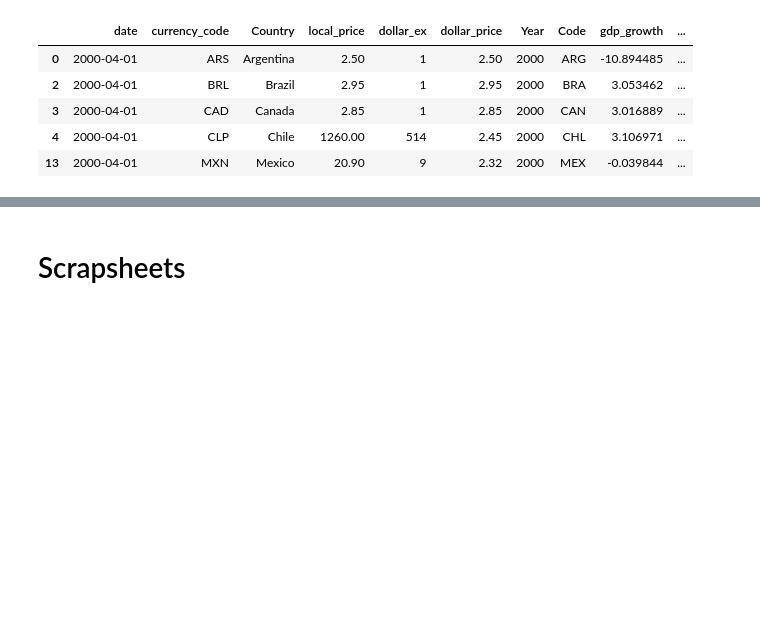
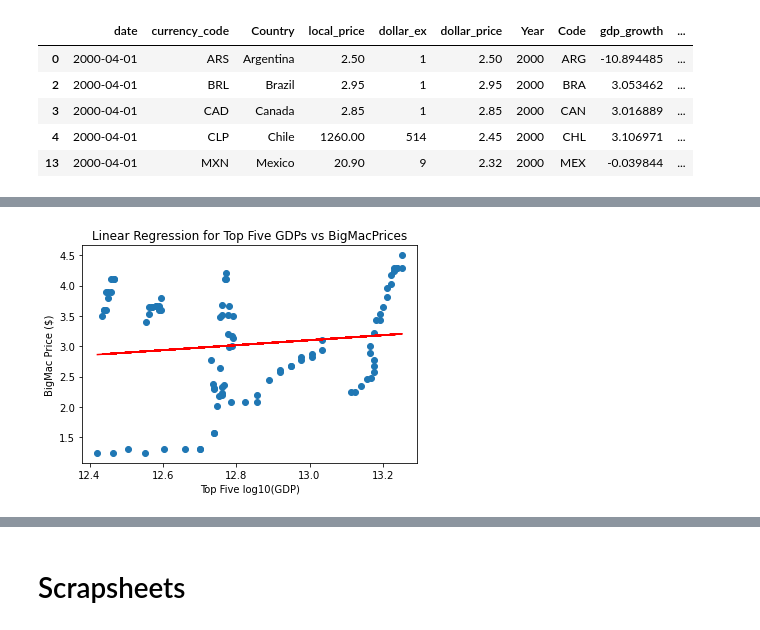
Before and after one commit to bolwerk-b/Final-Project, a Jupyter notebook: machine learning/Machine_Learning_models-final.ipynb, the cells around one changed output, grey strips where cells are left out. Cells and saved outputs as stored; diff of their text form; code cells hidden in the pictures; blank space fills up the shorter version.

```diff
--- a/machine learning/Machine_Learning_models-final.ipynb
+++ b/machine learning/Machine_Learning_models-final.ipynb
@@ -587,0 +666,4 @@ Mean Relative Error: 0.01
+# %%
+topFive = ['USA', 'CHN', 'JPN', 'DEU', 'FRA']
+df_topFive = df.loc[df['Code'].isin(topFive)]
+df_topFive
@@ -587,0 +684,4 @@ Mean Relative Error: 0.01
+# %%
+# Defining the feature (X) and target (y)
+X = df_topFive.GDP_log10.values.reshape(-1,1)
+y = df_topFive.dollar_price.values.reshape(-1,1)
@@ -587,0 +701,10 @@ Mean Relative Error: 0.01
+# %%
+# Creating a scatter plot with a regression curve
+plt.scatter(X, y)
+plt.xlabel('Top Five log10(GDP)')
+plt.ylabel('BigMac Price ($)')
+plt.title('Linear Regression for Top Five GDPs vs BigMacPrices')
+plt.plot(X, y_pred, color='red')
+plt.show()
+# %% [output]
+[figure, added]
```
Also changed, not shown: parts of 63 cells of this notebook, 2 other files.
